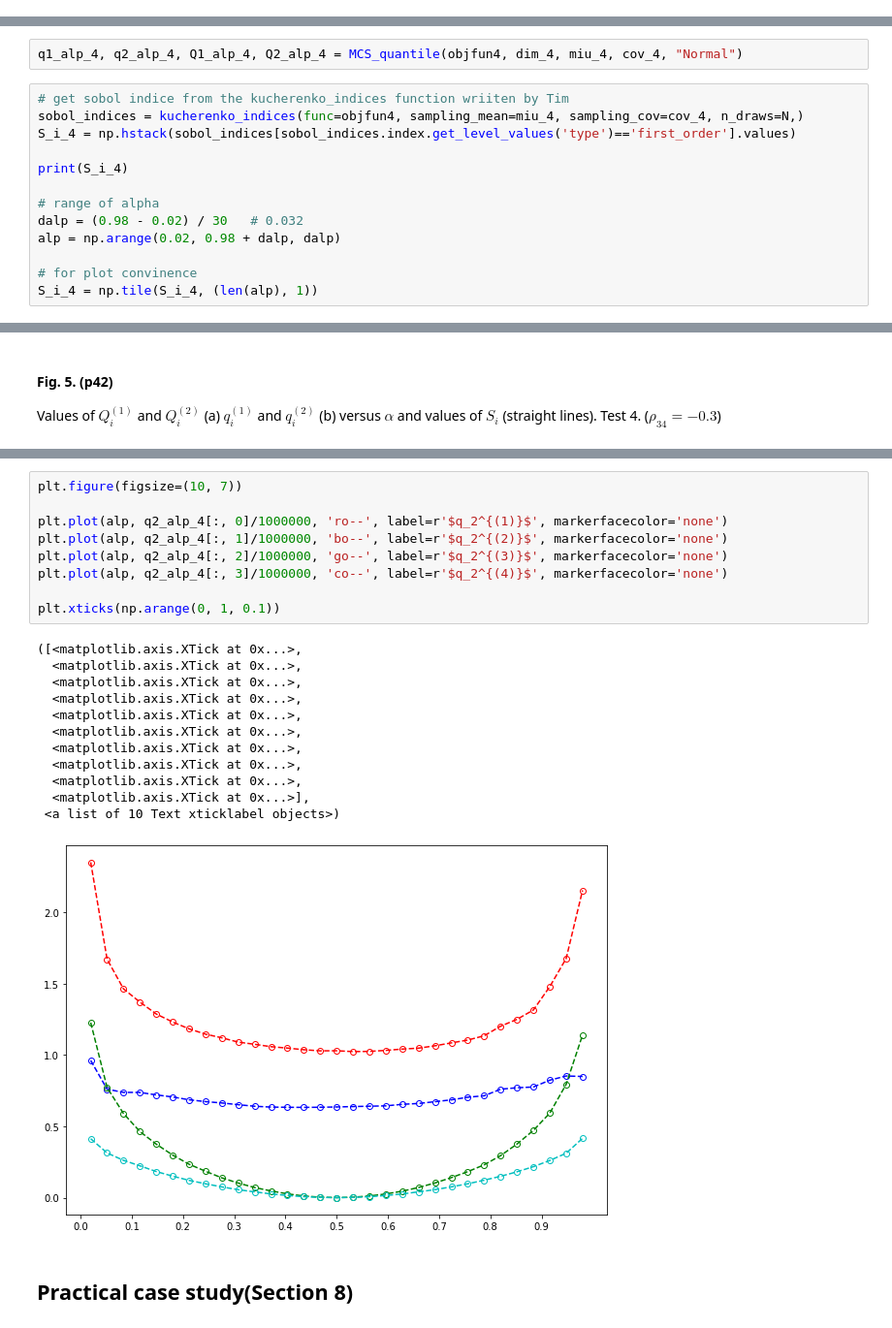
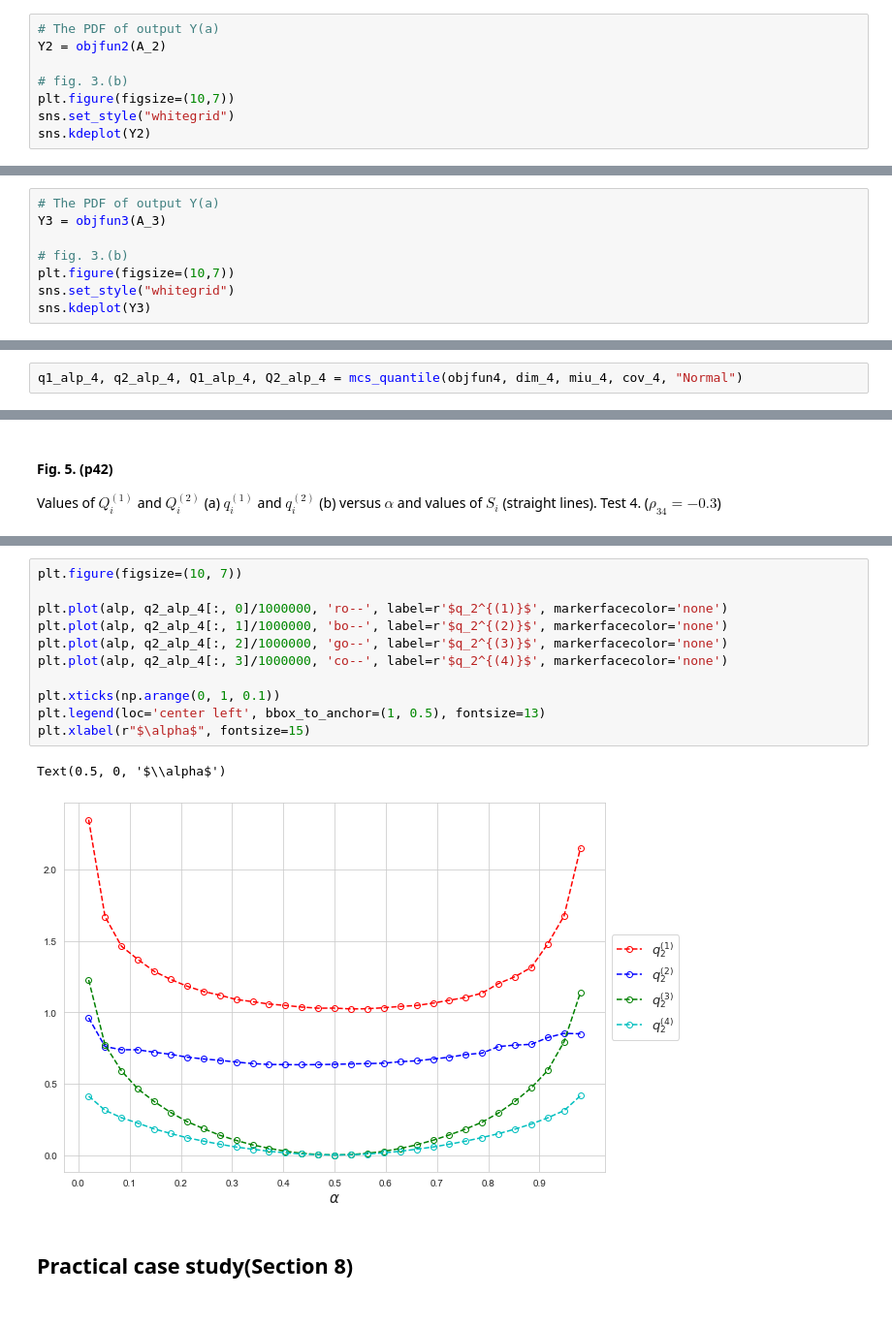
Before and after one commit to Yuleii/quantile-sensitivity-measures, a Jupyter notebook: quantile_based_global_sensitivity_measures.ipynb, the cells around one changed output, grey strips where cells are left out. Shown at 97% size. Drawn from its saved outputs; the diff is of its cells as text.

```diff
--- a/quantile_based_global_sensitivity_measures.ipynb
+++ b/quantile_based_global_sensitivity_measures.ipynb
@@ -592,0 +692,8 @@ A_2 = expon.ppf(X02)
+# %%
+# The PDF of output Y(a)
+Y2 = objfun2(A_2)
+
+# fig. 3.(b)
+plt.figure(figsize=(10,7))
+sns.set_style("whitegrid")
+sns.kdeplot(Y2)
@@ -675,3 +780,11 @@ X03 = cp.generate_samples(order=N+skip, domain=dim_3, rule="S").T
 X03 = X03[skip:, :dim_3]
 
 A_3 = uniform.ppf(X03,lower_bound,interval)
+# %%
+# The PDF of output Y(a)
+Y3 = objfun3(A_3)
+
+# fig. 3.(b)
+plt.figure(figsize=(10,7))
+sns.set_style("whitegrid")
+sns.kdeplot(Y3)
@@ -750,17 +895,4 @@ A_4 = miu_4 + cholesky.dot(X4.T).T
 # %% [markdown]
 #### Get measures
 # %%
-q1_alp_4, q2_alp_4, Q1_alp_4, Q2_alp_4 = MCS_quantile(objfun4, dim_4, miu_4, cov_4, "Normal")
+q1_alp_4, q2_alp_4, Q1_alp_4, Q2_alp_4 = mcs_quantile(objfun4, dim_4, miu_4, cov_4, "Normal")
-# %%
-# get sobol indice from the kucherenko_indices function wriiten by Tim
-sobol_indices = kucherenko_indices(func=objfun4, sampling_mean=miu_4, sampling_cov=cov_4, n_draws=N,)
-S_i_4 = np.hstack(sobol_indices[sobol_indices.index.get_level_values('type')=='first_order'].values)
-
-print(S_i_4)
-
-# range of alpha
-dalp = (0.98 - 0.02) / 30   # 0.032
-alp = np.arange(0.02, 0.98 + dalp, dalp)
-
-# for plot convinence
-S_i_4 = np.tile(S_i_4, (len(alp), 1))
@@ -798,25 +949,17 @@ Text(0, 0.5, 'Measures')
 # %%
 plt.figure(figsize=(10, 7))
 
 plt.plot(alp, q2_alp_4[:, 0]/1000000, 'ro--', label=r'$q_2^{(1)}$', markerfacecolor='none')
 plt.plot(alp, q2_alp_4[:, 1]/1000000, 'bo--', label=r'$q_2^{(2)}$', markerfacecolor='none')
 plt.plot(alp, q2_alp_4[:, 2]/1000000, 'go--', label=r'$q_2^{(3)}$', markerfacecolor='none')
 plt.plot(alp, q2_alp_4[:, 3]/1000000, 'co--', label=r'$q_2^{(4)}$', markerfacecolor='none')
 
 plt.xticks(np.arange(0, 1, 0.1))
+plt.legend(loc='center left', bbox_to_anchor=(1, 0.5), fontsize=13)
+plt.xlabel(r"$\alpha$", fontsize=15)
 # %% [output]
-([<matplotlib.axis.XTick at 0x...>,
-  <matplotlib.axis.XTick at 0x...>,
-  <matplotlib.axis.XTick at 0x...>,
-  <matplotlib.axis.XTick at 0x...>,
-  <matplotlib.axis.XTick at 0x...>,
-  <matplotlib.axis.XTick at 0x...>,
-  <matplotlib.axis.XTick at 0x...>,
-  <matplotlib.axis.XTick at 0x...>,
-  <matplotlib.axis.XTick at 0x...>,
-  <matplotlib.axis.XTick at 0x...>],
- <a list of 10 Text xticklabel objects>)
+Text(0.5, 0, '$\\alpha$')
-[figure, old version]
+[figure, new version]
 # %% [markdown]
 ## Practical case study(Section 8)
 # %% [markdown]
```
Also changed, not shown: parts of 64 cells of this notebook.
